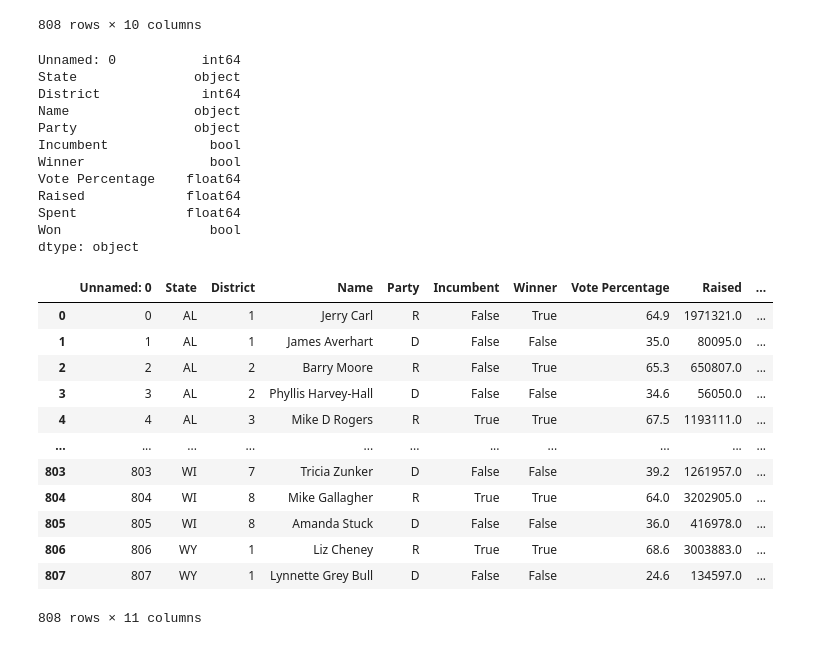
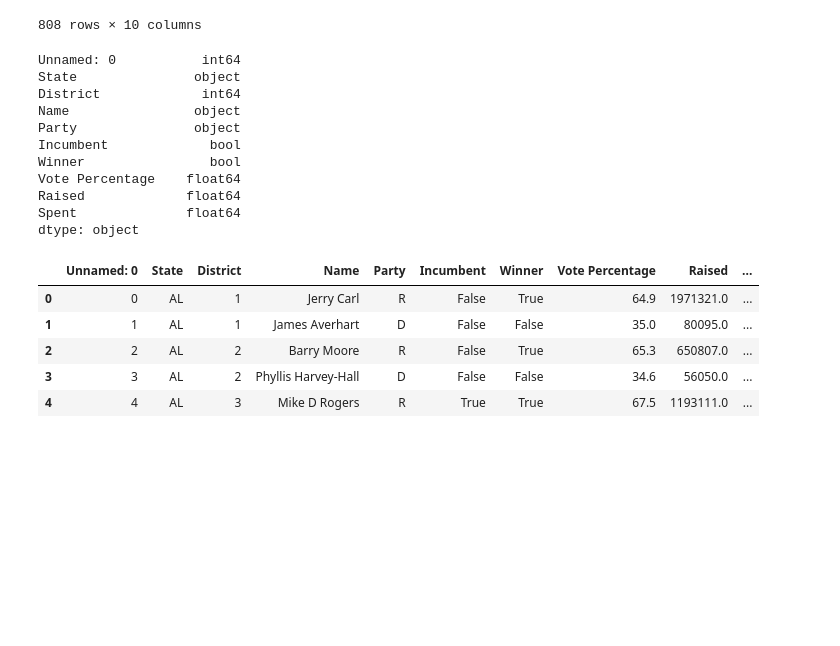
Before and after one commit to nss-data-science-cohort-7/webscraping-open-secrets-boooooleans, a Jupyter notebook: notebooks/mt_ex_analysis.ipynb, the cells around one changed output. Saved outputs shown, nothing was run; the diff lists cells and outputs as text; code cells hidden in the pictures; blank space fills up the shorter version.

```diff
--- a/notebooks/mt_ex_analysis.ipynb
+++ b/notebooks/mt_ex_analysis.ipynb
@@ -35,7 +35,7 @@ df_ex
 # need to change class types.
 # %%
 #df_ex['Raised'] = df_ex['Raised'].astype(float)
-df_ex['Raised'] = df_ex['Raised'].replace(',', '')
+#df_ex['Raised'] = df_ex['Raised'].replace(',', '')
 df_ex
 # %% [output]
 |  | Unnamed: 0 | State | District | Name | Party | Incumbent | Winner | Vote Percentage | Raised | ... |
@@ -53,9 +53,9 @@ df_ex
 808 rows × 10 columns
 # %%
-# make 'Raised' into a float, from another datatype:
+# Delete commas and dollar signs, make 'Raised' into a float, from another datatype:
 
-#df_ex['Raised'] = df_ex['Raised'].str.replace(',', '')
-#df_ex['Raised'] = df_ex['Raised'].str.replace('$', '')
+df_ex['Raised'] = df_ex['Raised'].str.replace(',', '')
+df_ex['Raised'] = df_ex['Raised'].str.replace('$', '')
 df_ex['Raised'] = df_ex['Raised'].astype(float)
 df_ex
 # %% [output]
@@ -105,33 +111,18 @@ Winner                bool
 Vote Percentage    float64
 Raised             float64
 Spent              float64
-Won                   bool
 dtype: object
 # %%
 #a. How often does the candidate who raised more money win a race?
-#return df_ex['Raised'].agg(np.max)
-# - or perhaps test via simple correlation?
-#a_test = glm(formula = 'Vote Percentage ~ Raised', data = df_ex, family = sm.families.Gaussian()).fit()
-#print(a_test.params)
-#a_test2 = sm.OLS('Winner ~ Incumbent', data = df_ex).fit()
-#a_test2.summary()
-#df_ex['Incumbent'].corr(df_ex['Winner'])
-#df_test = df_ex[df_ex(['State'] & df_ex['District'])]
-#df_test
-df_ex['MaxRaise&Won'] = df_ex.groupby(['State', 'District'])['Raised'].transform(lambda x: x == x.max())
-df_ex
+# group by state and district, then add a column that shows true if they raised the most money in their race.
+df_ex['MaxRaisePer'] = df_ex.groupby(['State', 'District'])['Raised'].transform(lambda x: x == x.max())
+#df_ex=df_ex.drop(['MaxRaise&Won'], axis=1)
+df_ex.head()
 # %% [output]
 |  | Unnamed: 0 | State | District | Name | Party | Incumbent | Winner | Vote Percentage | Raised | ... |
 | 0 | 0 | AL | 1 | Jerry Carl | R | False | True | 64.9 | 1971321.0 | ... |
 | 1 | 1 | AL | 1 | James Averhart | D | False | False | 35.0 | 80095.0 | ... |
 | 2 | 2 | AL | 2 | Barry Moore | R | False | True | 65.3 | 650807.0 | ... |
 | 3 | 3 | AL | 2 | Phyllis Harvey-Hall | D | False | False | 34.6 | 56050.0 | ... |
 | 4 | 4 | AL | 3 | Mike D Rogers | R | True | True | 67.5 | 1193111.0 | ... |
-| ... | ... | ... | ... | ... | ... | ... | ... | ... | ... | ... |
-| 803 | 803 | WI | 7 | Tricia Zunker | D | False | False | 39.2 | 1261957.0 | ... |
-| 804 | 804 | WI | 8 | Mike Gallagher | R | True | True | 64.0 | 3202905.0 | ... |
-| 805 | 805 | WI | 8 | Amanda Stuck | D | False | False | 36.0 | 416978.0 | ... |
-| 806 | 806 | WY | 1 | Liz Cheney | R | True | True | 68.6 | 3003883.0 | ... |
-| 807 | 807 | WY | 1 | Lynnette Grey Bull | D | False | False | 24.6 | 134597.0 | ... |
-808 rows × 11 columns
 # %%
```
Also changed, not shown: parts of 15 cells of this notebook.
